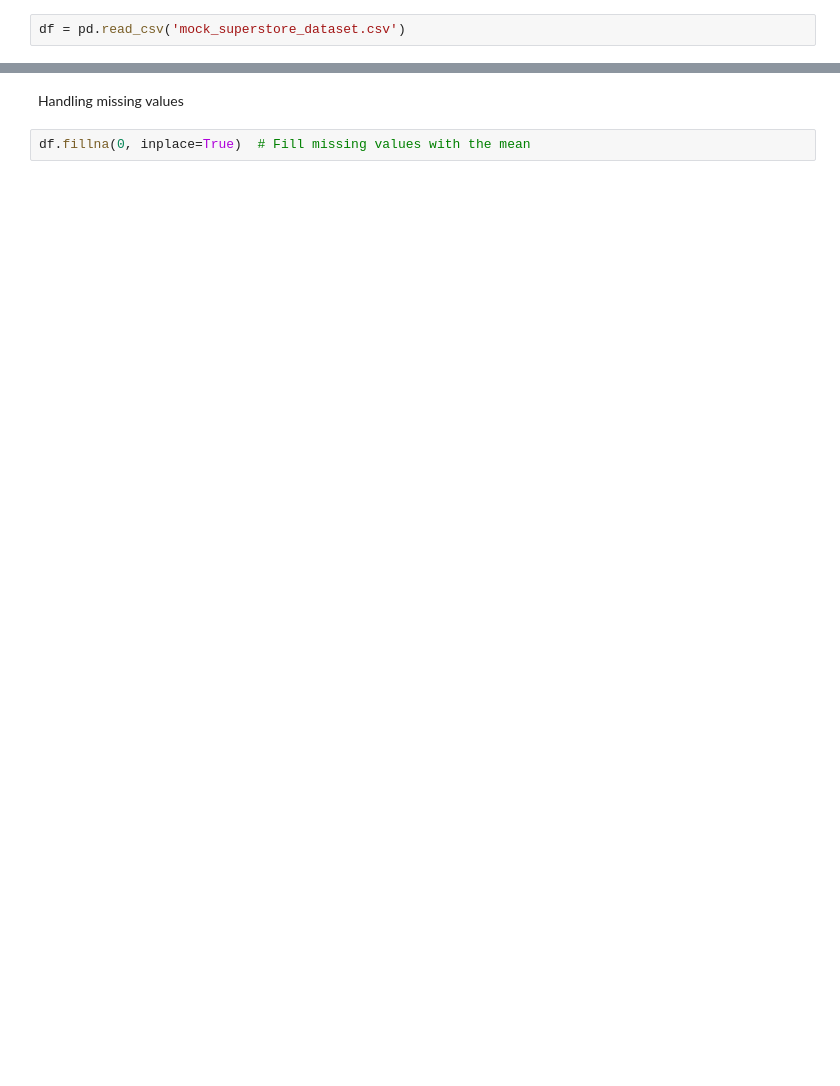
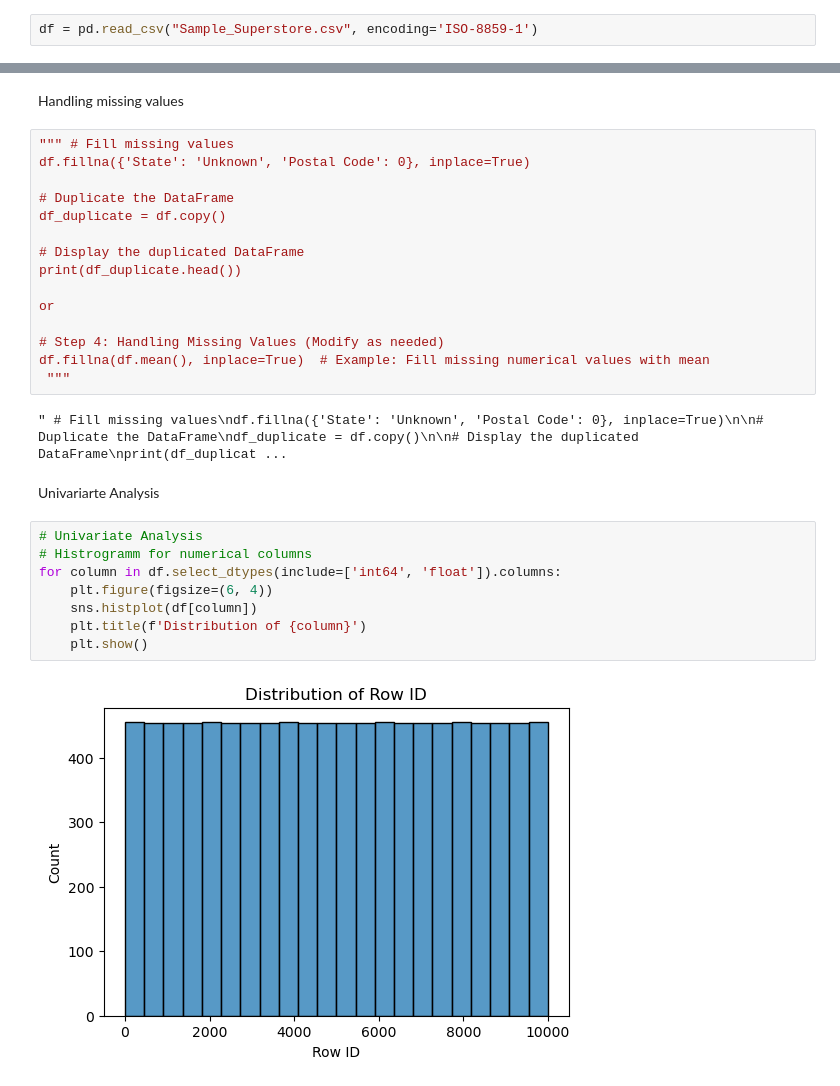
Before and after one commit to yrehim7/Superstore-EDA-analysis, a Jupyter notebook: main.ipynb, the cells around one changed output, grey strips where cells are left out. Drawn from its saved outputs; the diff is of its cells as text; blank space fills up the shorter version.

```diff
--- a/main.ipynb
+++ b/main.ipynb
@@ -6,7 +6,7 @@ import numpy as np
 import matplotlib.pyplot as plt
 import seaborn as sns
 # %%
-df = pd.read_csv('mock_superstore_dataset.csv')
+df = pd.read_csv("Sample_Superstore.csv", encoding='ISO-8859-1')
 # %%
 print("Dataset shape: ", df.shape)
 # %% [output]
@@ -103,5 +103,32 @@ Profit             0
 dtype: int64
 # %% [markdown]
 Handling missing values
-# %%
-df.fillna(0, inplace=True)  # Fill missing values with the mean
+# %%
+""" # Fill missing values
+df.fillna({'State': 'Unknown', 'Postal Code': 0}, inplace=True)
+
+# Duplicate the DataFrame
+df_duplicate = df.copy()
+
+# Display the duplicated DataFrame
+print(df_duplicate.head())
+
+or
+
+# Step 4: Handling Missing Values (Modify as needed)
+df.fillna(df.mean(), inplace=True)  # Example: Fill missing numerical values with mean
+ """
+# %% [output]
+" # Fill missing values\ndf.fillna({'State': 'Unknown', 'Postal Code': 0}, inplace=True)\n\n# Duplicate the DataFrame\ndf_duplicate = df.copy()\n\n# Display the duplicated DataFrame\nprint(df_duplicat ...
+# %% [markdown]
+Univariarte Analysis
+# %%
+# Univariate Analysis
+# Histrogramm for numerical columns
+for column in df.select_dtypes(include=['int64', 'float']).columns:
+    plt.figure(figsize=(6, 4))
+    sns.histplot(df[column])
+    plt.title(f'Distribution of {column}')
+    plt.show()
+# %% [output]
+[figure, added]
```
Also changed, not shown: parts of 10 cells of this notebook.
